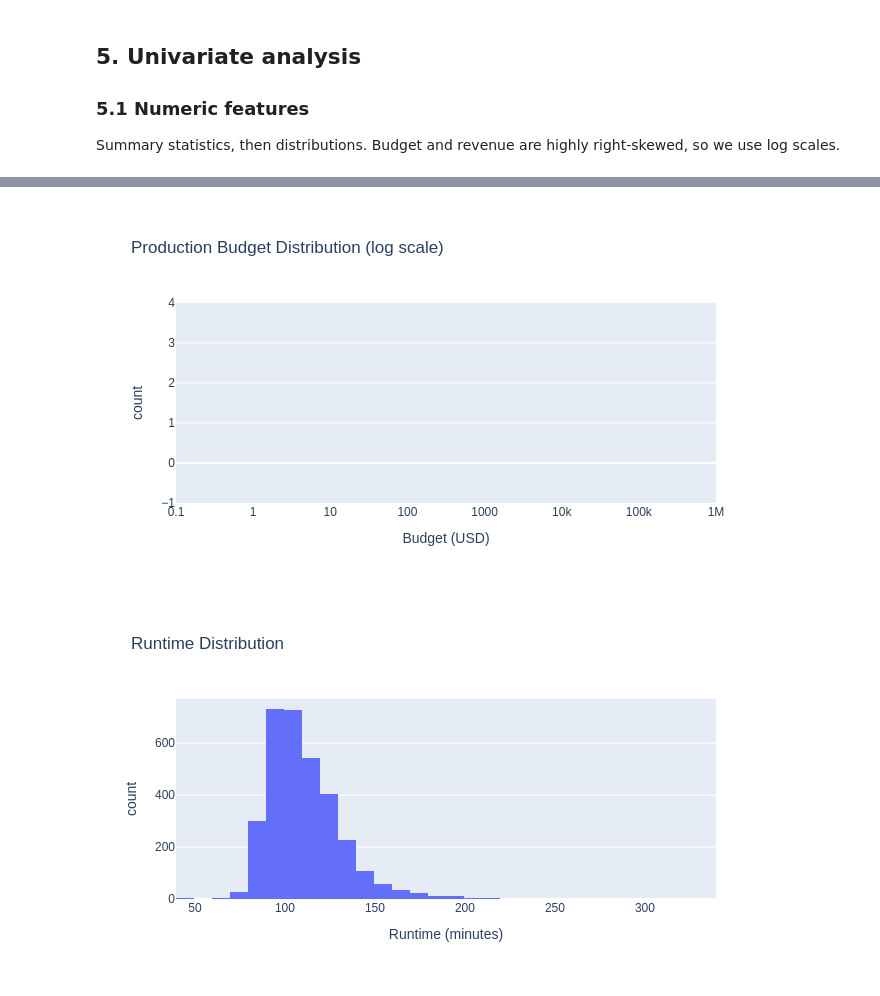
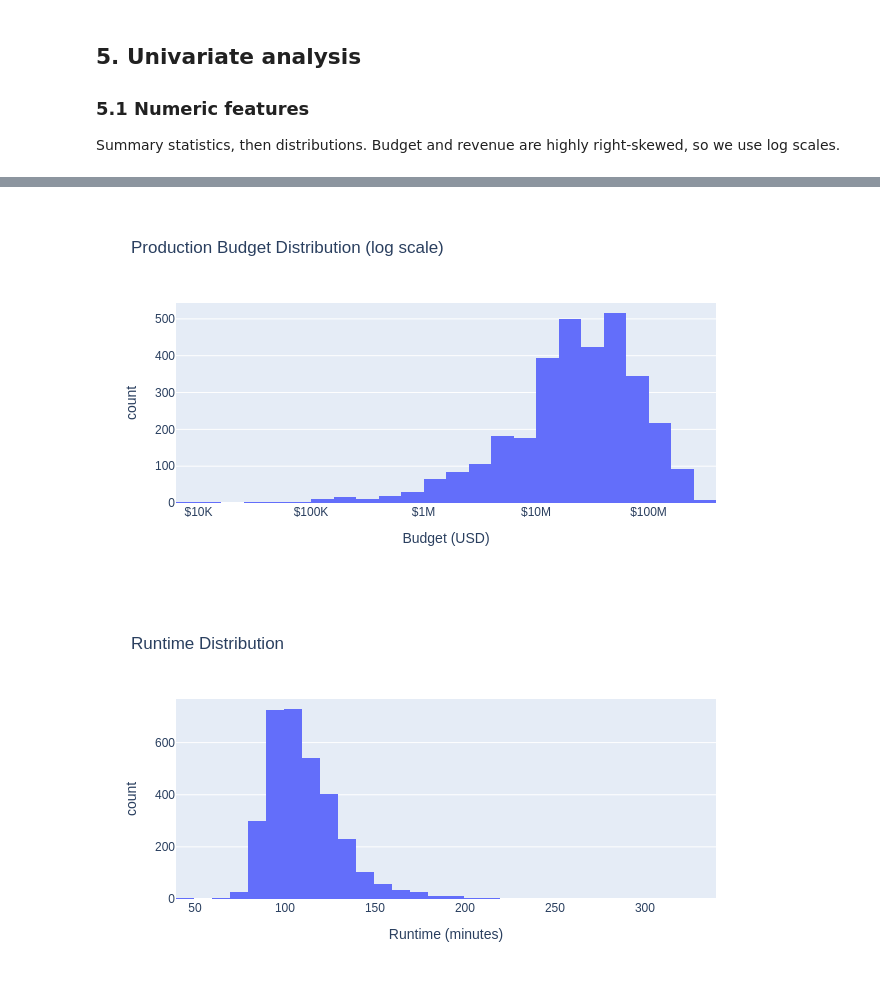
Before and after one commit to bdspeicher12/UMBC-DATA606-Capstone, a Jupyter notebook: notebooks/eda.ipynb, the cells around one changed output, grey strips where cells are left out. Drawn from its saved outputs; the diff is of its cells as text; code cells hidden in the pictures.

```diff
--- a/notebooks/eda.ipynb
+++ b/notebooks/eda.ipynb
@@ -129,7 +131,7 @@ def parse_names(json_str):
 
 # --- Row filtering -------------------------------------------------------
 clean = df[df["status"] == "Released"].copy()                     # released films only
-clean = clean[(clean["budget"] > 0) & (clean["revenue"] > 0)]     # drop unknown (0) budget/revenue
+clean = clean[(clean["budget"] >= 1000) & (clean["revenue"] > 0)]  # drop unknown (0) & impossible (<$1,000) budgets
 clean = clean.dropna(subset=["release_date"]).copy()              # need a release date for timing
 clean = clean.drop_duplicates(subset=["title", "release_date"])   # guard against duplicate rows
 
@@ -239,12 +242,15 @@ clean[["budget","revenue","roi","runtime","popularity","vote_average","vote_coun
 # %%
-# Budget distribution (log scale to handle the heavy right skew)
-fig = px.histogram(clean, x="budget", nbins=50, title="Production Budget Distribution (log scale)",
-                   labels={"budget": "Budget (USD)"})
-fig.update_xaxes(type="log")
+# Budget is highly right-skewed, so we bin it on a log10 scale (dollar tick labels below).
+clean["log_budget"] = np.log10(clean["budget"])
+fig = px.histogram(clean, x="log_budget", nbins=40,
+                   title="Production Budget Distribution (log scale)",
+                   labels={"log_budget": "Budget (USD)"})
+fig.update_xaxes(tickvals=[4, 5, 6, 7, 8, 9],
+                 ticktext=["$10K", "$100K", "$1M", "$10M", "$100M", "$1B"])
 fig.update_layout(width=700, height=380)
 fig.show()
 # %% [output]
-[figure, old version]
+[figure, new version]
 # %%
 # Runtime distribution — most films cluster around 90-120 minutes
 fig = px.histogram(clean, x="runtime", nbins=40, title="Runtime Distribution",
```
Also changed, not shown: parts of 11 cells of this notebook, 25 other files.
